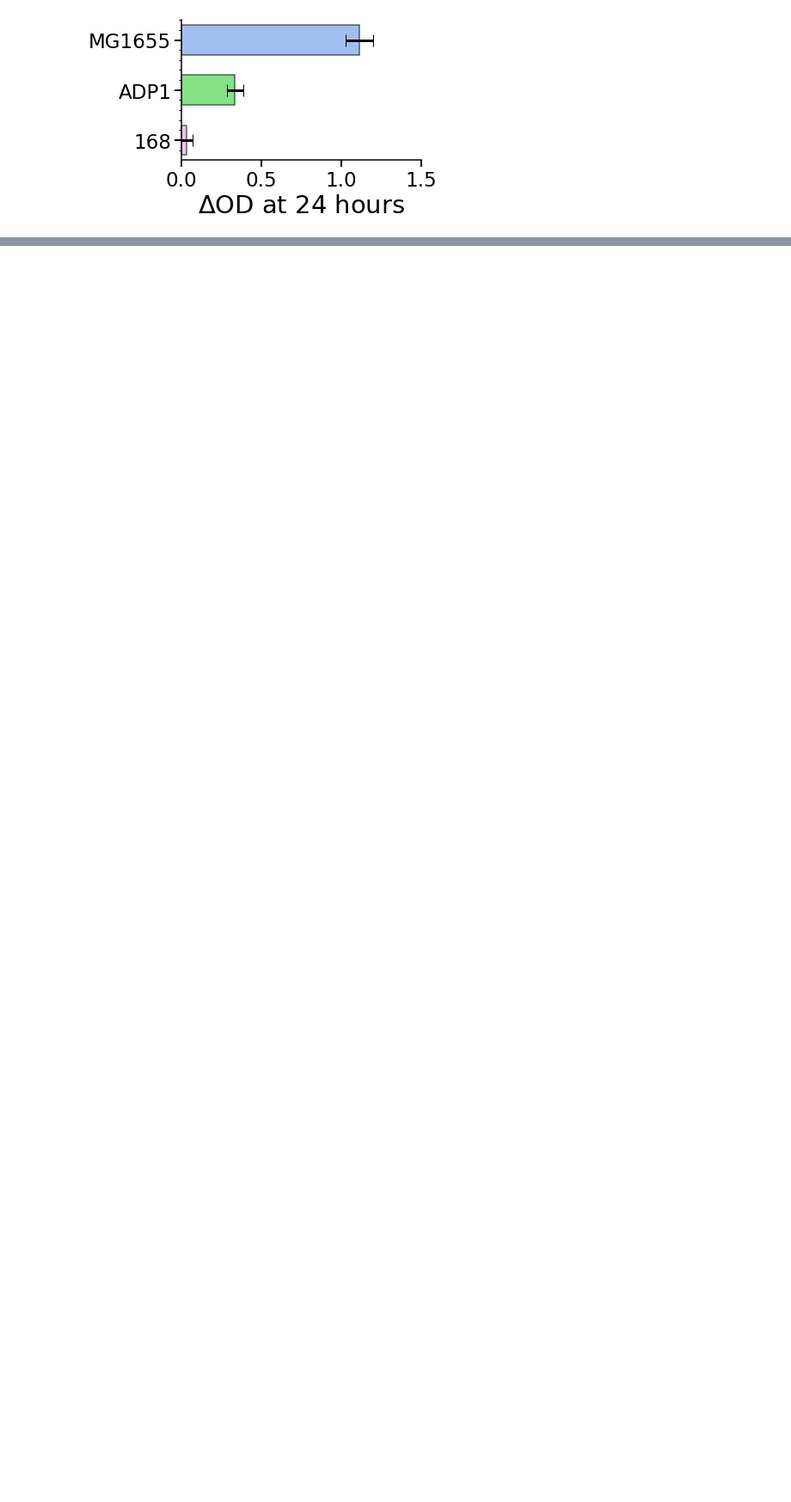
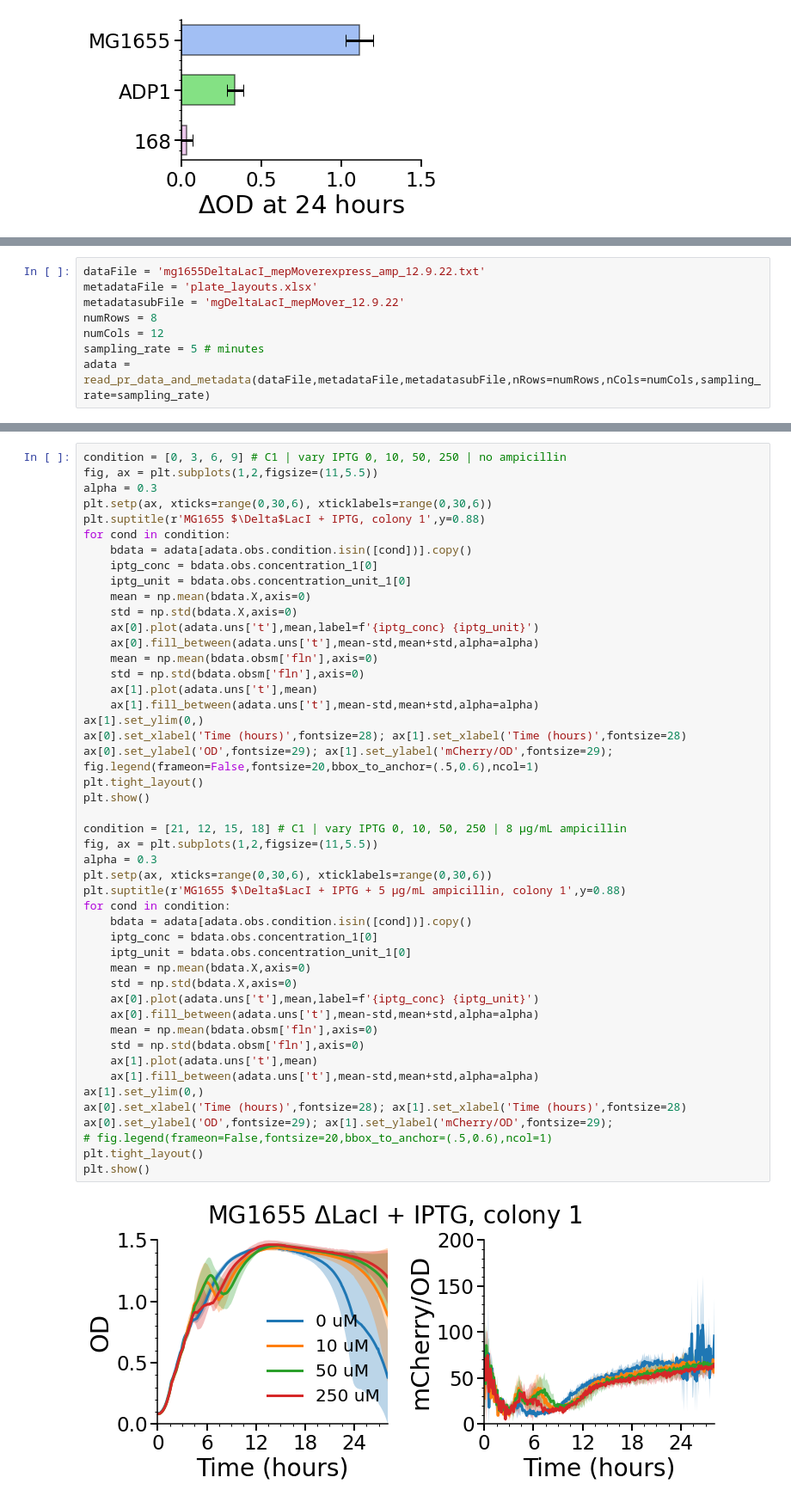
Before and after one commit to AqibHasnain/circuit-state, a Jupyter notebook: plate-reader-screens/plot_PR_data.ipynb, the cells around one changed output, grey strips where cells are left out. Shown at 86% size. Drawn from its saved outputs; the diff is of its cells as text; blank space fills up the shorter version.

Commit message:
mepM overexpression data viz

```diff
--- a/plate-reader-screens/plot_PR_data.ipynb
+++ b/plate-reader-screens/plot_PR_data.ipynb
@@ -641,0 +646,8 @@ plt.rcParams['xtick.minor.visible'] = True;
+# %%
+dataFile = 'mg1655DeltaLacI_mepMoverexpress_amp_12.9.22.txt'
+metadataFile = 'plate_layouts.xlsx'
+metadatasubFile = 'mgDeltaLacI_mepMover_12.9.22'
+numRows = 8
+numCols = 12
+sampling_rate = 5 # minutes
+adata = read_pr_data_and_metadata(dataFile,metadataFile,metadatasubFile,nRows=numRows,nCols=numCols,sampling_rate=sampling_rate)
@@ -641,0 +657,50 @@ plt.rcParams['xtick.minor.visible'] = True;
+# %%
+condition = [0, 3, 6, 9] # C1 | vary IPTG 0, 10, 50, 250 | no ampicillin
+fig, ax = plt.subplots(1,2,figsize=(11,5.5))
+alpha = 0.3
+plt.setp(ax, xticks=range(0,30,6), xticklabels=range(0,30,6))
+plt.suptitle(r'MG1655 $\Delta$LacI + IPTG, colony 1',y=0.88)
+for cond in condition:
+    bdata = adata[adata.obs.condition.isin([cond])].copy()
+    iptg_conc = bdata.obs.concentration_1[0]
+    iptg_unit = bdata.obs.concentration_unit_1[0]
+    mean = np.mean(bdata.X,axis=0)
+    std = np.std(bdata.X,axis=0)
+    ax[0].plot(adata.uns['t'],mean,label=f'{iptg_conc} {iptg_unit}')
+    ax[0].fill_between(adata.uns['t'],mean-std,mean+std,alpha=alpha)
+    mean = np.mean(bdata.obsm['fln'],axis=0)
+    std = np.std(bdata.obsm['fln'],axis=0)
+    ax[1].plot(adata.uns['t'],mean)
+    ax[1].fill_between(adata.uns['t'],mean-std,mean+std,alpha=alpha)
+ax[1].set_ylim(0,)
+ax[0].set_xlabel('Time (hours)',fontsize=28); ax[1].set_xlabel('Time (hours)',fontsize=28)
+ax[0].set_ylabel('OD',fontsize=29); ax[1].set_ylabel('mCherry/OD',fontsize=29);
+fig.legend(frameon=False,fontsize=20,bbox_to_anchor=(.5,0.6),ncol=1)
+plt.tight_layout()
+plt.show()
+
+condition = [21, 12, 15, 18] # C1 | vary IPTG 0, 10, 50, 250 | 8 µg/mL ampicillin
+fig, ax = plt.subplots(1,2,figsize=(11,5.5))
+alpha = 0.3
+plt.setp(ax, xticks=range(0,30,6), xticklabels=range(0,30,6))
+plt.suptitle(r'MG1655 $\Delta$LacI + IPTG + 5 µg/mL ampicillin, colony 1',y=0.88)
+for cond in condition:
+    bdata = adata[adata.obs.condition.isin([cond])].copy()
+    iptg_conc = bdata.obs.concentration_1[0]
+    iptg_unit = bdata.obs.concentration_unit_1[0]
+    mean = np.mean(bdata.X,axis=0)
+    std = np.std(bdata.X,axis=0)
+    ax[0].plot(adata.uns['t'],mean,label=f'{iptg_conc} {iptg_unit}')
+    ax[0].fill_between(adata.uns['t'],mean-std,mean+std,alpha=alpha)
+    mean = np.mean(bdata.obsm['fln'],axis=0)
+    std = np.std(bdata.obsm['fln'],axis=0)
+    ax[1].plot(adata.uns['t'],mean)
+    ax[1].fill_between(adata.uns['t'],mean-std,mean+std,alpha=alpha)
+ax[1].set_ylim(0,)
+ax[0].set_xlabel('Time (hours)',fontsize=28); ax[1].set_xlabel('Time (hours)',fontsize=28)
+ax[0].set_ylabel('OD',fontsize=29); ax[1].set_ylabel('mCherry/OD',fontsize=29);
+# fig.legend(frameon=False,fontsize=20,bbox_to_anchor=(.5,0.6),ncol=1)
+plt.tight_layout()
+plt.show()
+# %% [output]
+[figure, added]
```
Also changed, not shown: parts of 10 cells of this notebook, 5 other files.
